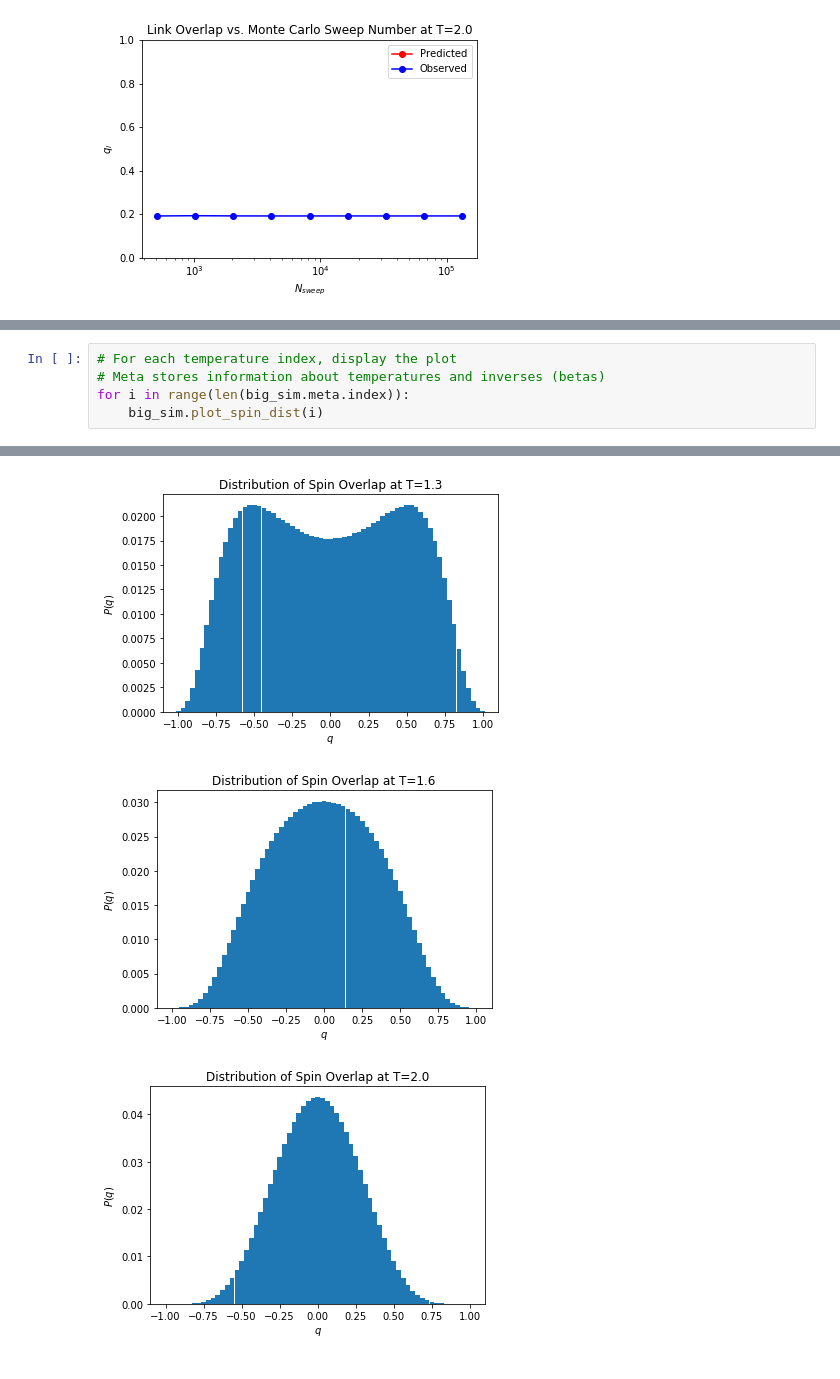
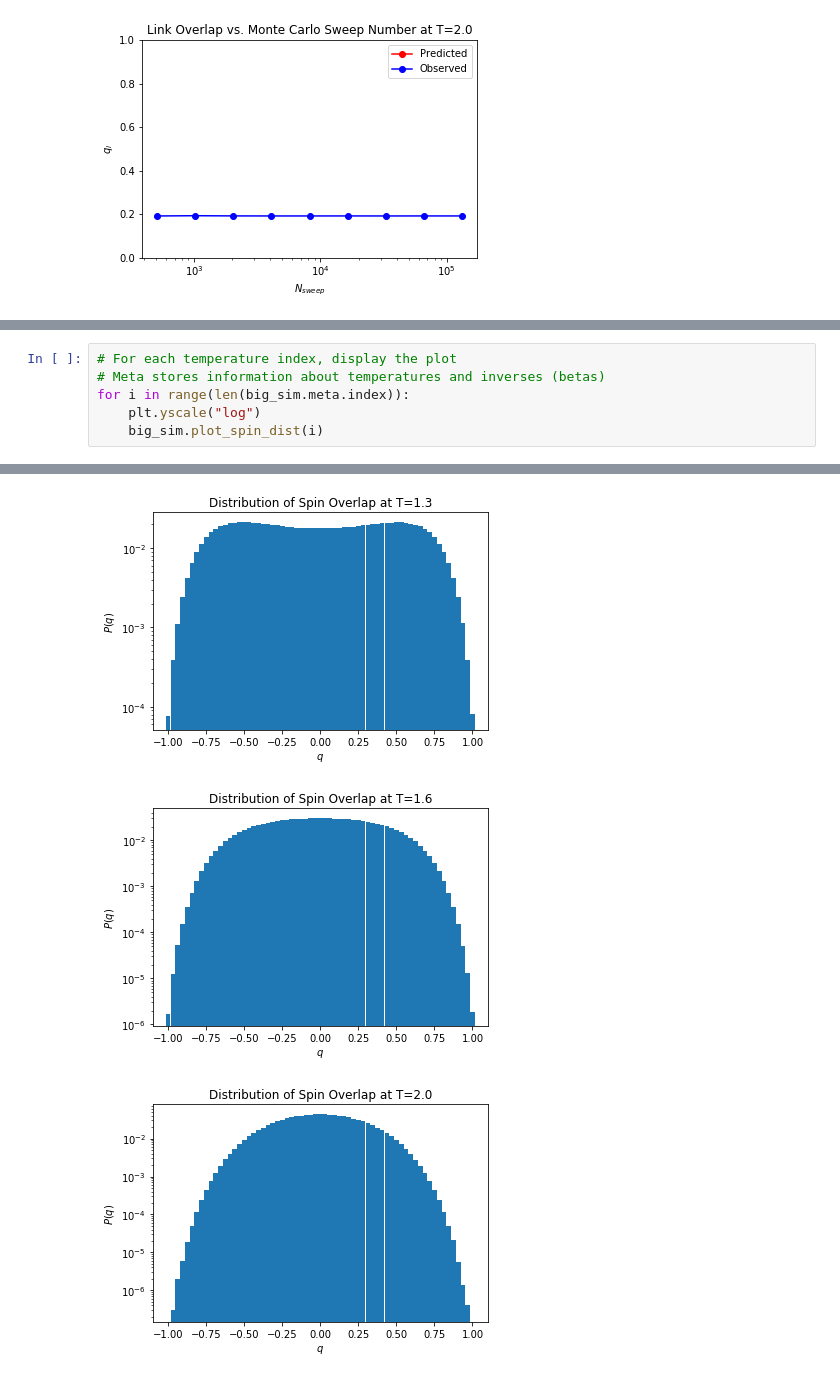
Before and after one commit to g-peery/montecarlo-ea, a Jupyter notebook: Notebook/Parallel Tempering Edwards Anderson.ipynb, the cells around one changed output, grey strips where cells are left out. Cells and saved outputs as stored; diff of their text form.

```diff
--- a/Notebook/Parallel Tempering Edwards Anderson.ipynb
+++ b/Notebook/Parallel Tempering Edwards Anderson.ipynb
@@ -993,5 +992,6 @@ Let's take a look at distributions of spin overlap $q$. Previous results suggest
 # For each temperature index, display the plot
 # Meta stores information about temperatures and inverses (betas)
 for i in range(len(big_sim.meta.index)):
+    plt.yscale("log")
     big_sim.plot_spin_dist(i)
 # %% [output]
@@ -1001,4 +1001,4 @@ for i in range(len(big_sim.meta.index)):
-[figure, old version]
+[figure, new version]
-[figure, old version]
+[figure, new version]
-[figure, old version]
+[figure, new version]
 # %% [markdown]
```
Also changed, not shown: parts of 20 cells of this notebook, 8 other files.
